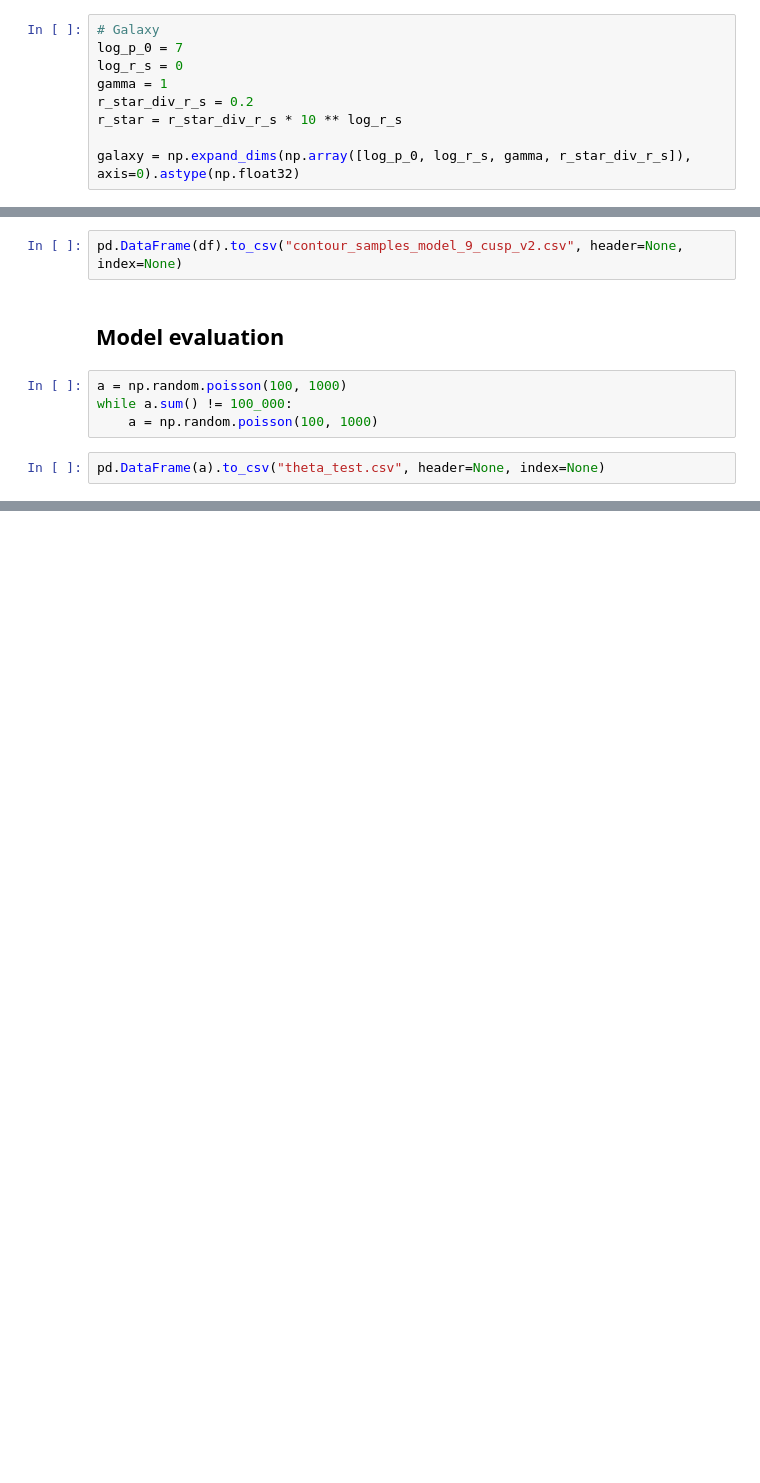
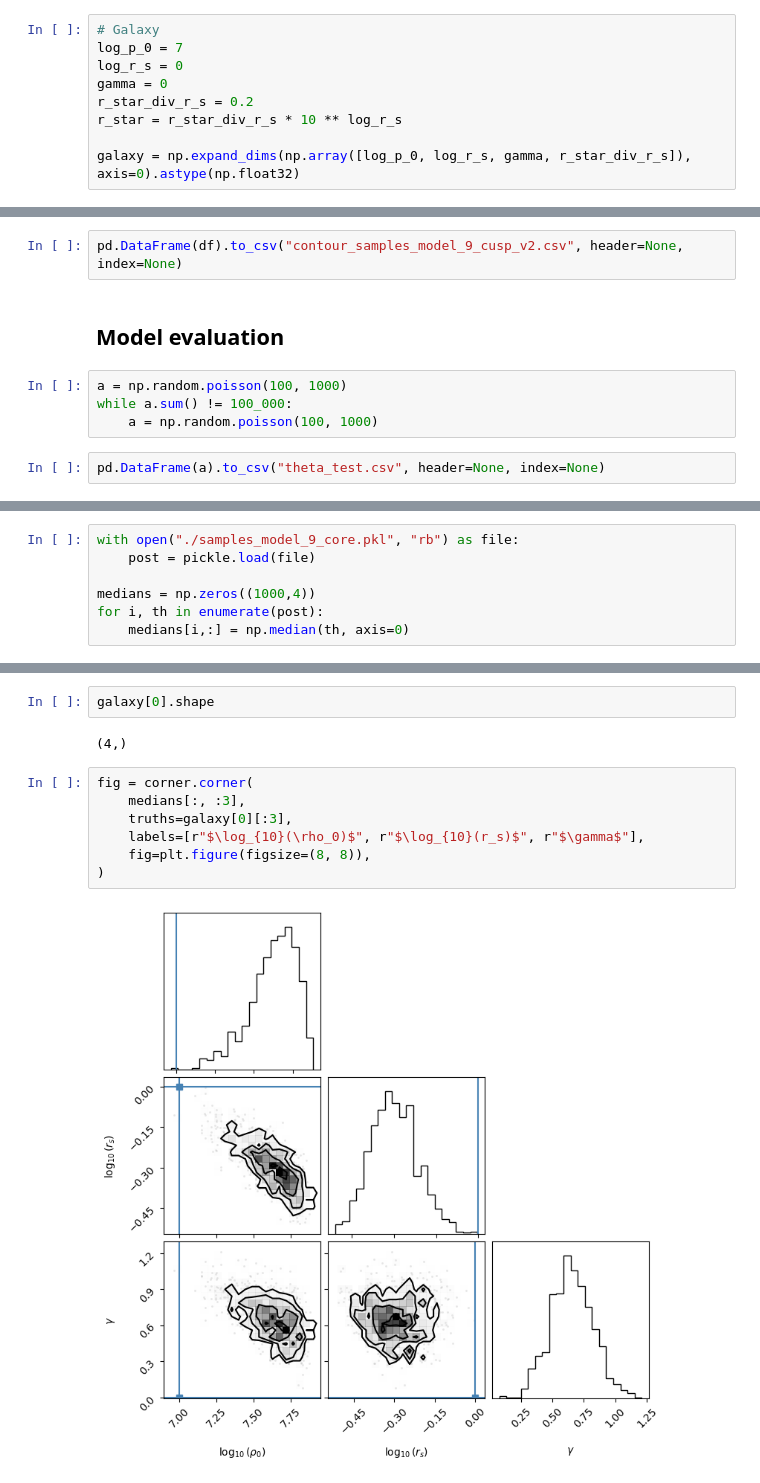
Before and after one commit to Anodymous1/suds, a Jupyter notebook: model 9/model9.ipynb, the cells around one changed output, grey strips where cells are left out. Saved outputs shown, nothing was run; the diff lists cells and outputs as text; blank space fills up the shorter version.

```diff
--- a/model 9/model9.ipynb
+++ b/model 9/model9.ipynb
@@ -33,7 +34,7 @@ torch.set_num_threads(4)
 # Galaxy
 log_p_0 = 7
 log_r_s = 0
-gamma = 1
+gamma = 0
 r_star_div_r_s = 0.2
 r_star = r_star_div_r_s * 10 ** log_r_s
 
@@ -65,0 +77,7 @@ pd.DataFrame(a).to_csv("theta_test.csv", header=None, index=None)
+# %%
+with open("./samples_model_9_core.pkl", "rb") as file:
+    post = pickle.load(file)
+
+medians = np.zeros((1000,4))
+for i, th in enumerate(post):
+    medians[i,:] = np.median(th, axis=0)
@@ -65,0 +122,13 @@ pd.DataFrame(a).to_csv("theta_test.csv", header=None, index=None)
+# %%
+galaxy[0].shape
+# %% [output]
+(4,)
+# %%
+fig = corner.corner(
+    medians[:, :3],
+    truths=galaxy[0][:3],
+    labels=[r"$\log_{10}(\rho_0)$", r"$\log_{10}(r_s)$", r"$\gamma$"],
+    fig=plt.figure(figsize=(8, 8)),
+)
+# %% [output]
+[figure, added]
```
Also changed, not shown: parts of 8 cells of this notebook, 16 other files.
